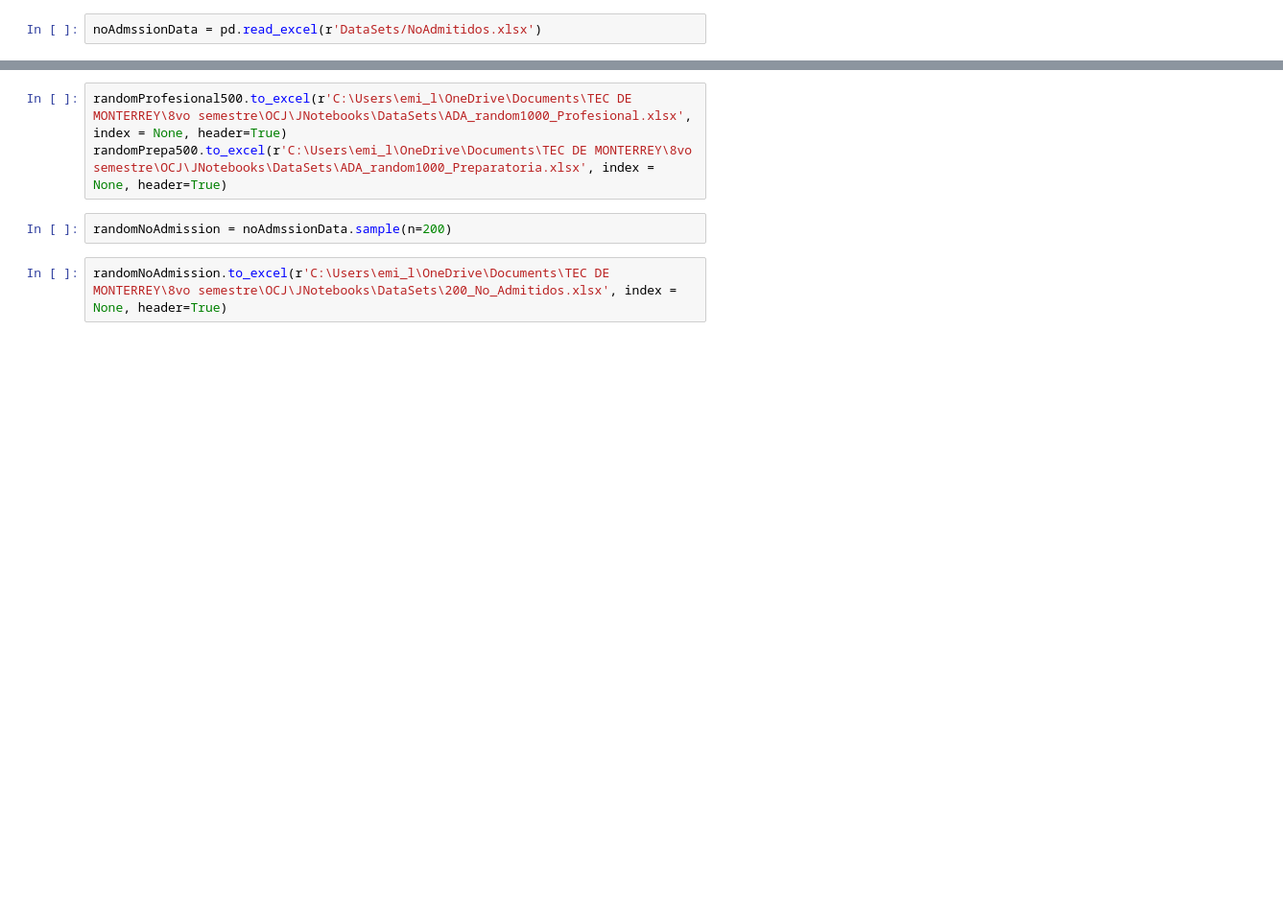
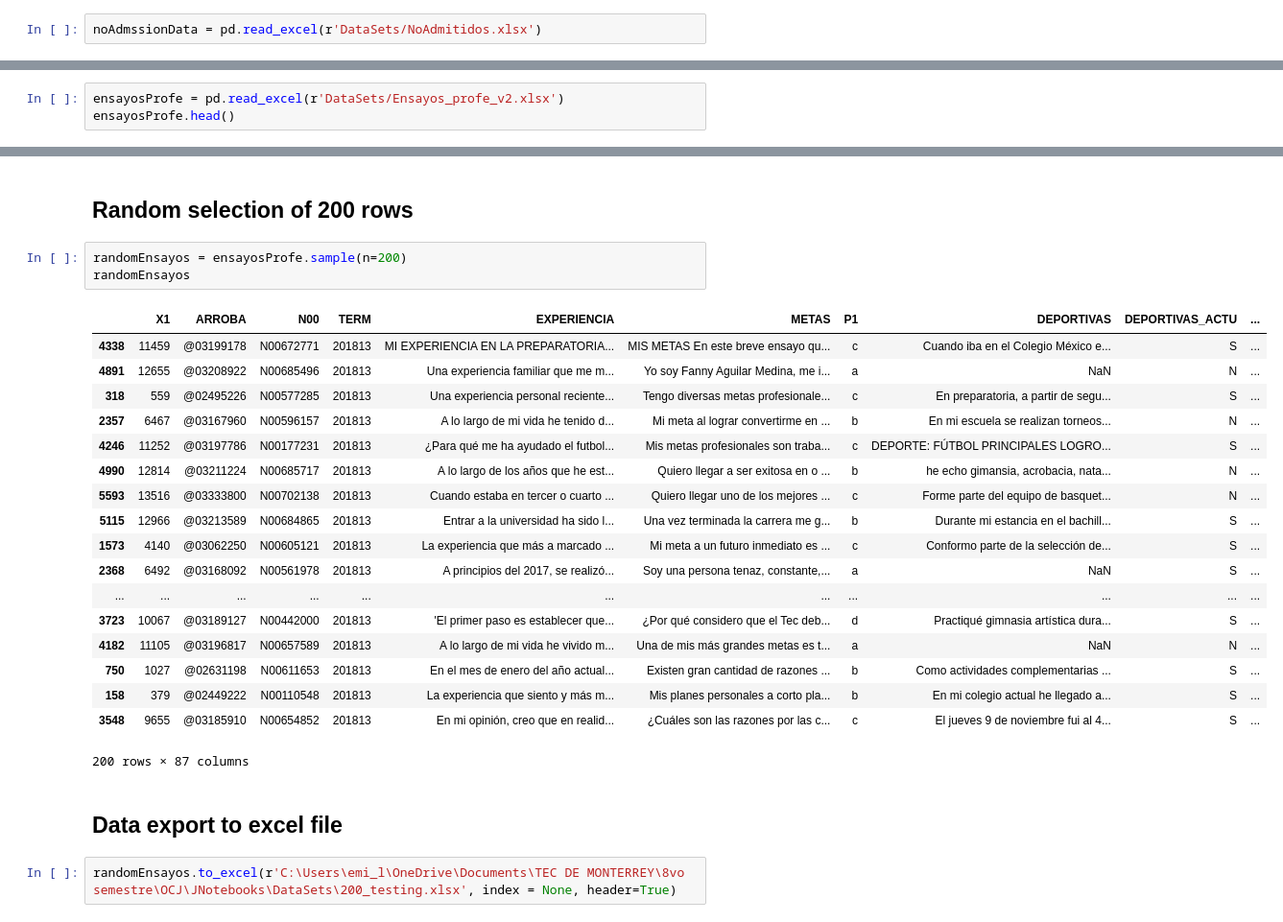
Before and after one commit to lohemilio/JNotebooks, a Jupyter notebook: Random Row Selection.ipynb, the cells around one changed output, grey strips where cells are left out. Shown: that part at 96% size. Drawn from its saved outputs; the diff is of its cells as text; blank space fills up the shorter version.

```diff
--- a/Random Row Selection.ipynb
+++ b/Random Row Selection.ipynb
@@ -83,0 +7,3 @@ randomPrepa500
+# %%
+ensayosProfe = pd.read_excel(r'DataSets/Ensayos_profe_v2.xlsx')
+ensayosProfe.head()
@@ -84,7 +18,28 @@ randomPrepa500
+# %% [markdown]
+## Random selection of 200 rows
+# %%
+randomEnsayos = ensayosProfe.sample(n=200)
+randomEnsayos
+# %% [output]
+|  | X1 | ARROBA | N00 | TERM | EXPERIENCIA | METAS | P1 | DEPORTIVAS | DEPORTIVAS_ACTU | ... |
+| 4338 | 11459 | @03199178 | N00672771 | 201813 | MI EXPERIENCIA EN LA PREPARATORIA... | MIS METAS En este breve ensayo qu... | c | Cuando iba en el Colegio México e... | S | ... |
+| 4891 | 12655 | @03208922 | N00685496 | 201813 | Una experiencia familiar que me m... | Yo soy Fanny Aguilar Medina, me i... | a | NaN | N | ... |
+| 318 | 559 | @02495226 | N00577285 | 201813 | Una experiencia personal reciente... | Tengo diversas metas profesionale... | c | En preparatoria, a partir de segu... | S | ... |
+| 2357 | 6467 | @03167960 | N00596157 | 201813 | A lo largo de mi vida he tenido d... | Mi meta al lograr convertirme en ... | b | En mi escuela se realizan torneos... | N | ... |
+| 4246 | 11252 | @03197786 | N00177231 | 201813 | ¿Para qué me ha ayudado el futbol... | Mis metas profesionales son traba... | c | DEPORTE: FÚTBOL PRINCIPALES LOGRO... | S | ... |
+| 4990 | 12814 | @03211224 | N00685717 | 201813 | A lo largo de los años que he est... | Quiero llegar a ser exitosa en o ... | b | he echo gimansia, acrobacia, nata... | N | ... |
+| 5593 | 13516 | @03333800 | N00702138 | 201813 | Cuando estaba en tercer o cuarto ... | Quiero llegar uno de los mejores ... | c | Forme parte del equipo de basquet... | N | ... |
+| 5115 | 12966 | @03213589 | N00684865 | 201813 | Entrar a la universidad ha sido l... | Una vez terminada la carrera me g... | b | Durante mi estancia en el bachill... | S | ... |
+| 1573 | 4140 | @03062250 | N00605121 | 201813 | La experiencia que más a marcado ... | Mi meta a un futuro inmediato es ... | c | Conformo parte de la selección de... | S | ... |
+| 2368 | 6492 | @03168092 | N00561978 | 201813 | A principios del 2017, se realizó... | Soy una persona tenaz, constante,... | a | NaN | S | ... |
+| ... | ... | ... | ... | ... | ... | ... | ... | ... | ... | ... |
+| 3723 | 10067 | @03189127 | N00442000 | 201813 | 'El primer paso es establecer que... | ¿Por qué considero que el Tec deb... | d | Practiqué gimnasia artística dura... | S | ... |
+| 4182 | 11105 | @03196817 | N00657589 | 201813 | A lo largo de mi vida he vivido m... | Una de mis más grandes metas es t... | a | NaN | N | ... |
+| 750 | 1027 | @02631198 | N00611653 | 201813 | En el mes de enero del año actual... | Existen gran cantidad de razones ... | b | Como actividades complementarias ... | S | ... |
+| 158 | 379 | @02449222 | N00110548 | 201813 | La experiencia que siento y más m... | Mis planes personales a corto pla... | b | En mi colegio actual he llegado a... | S | ... |
+| 3548 | 9655 | @03185910 | N00654852 | 201813 | En mi opinión, creo que en realid... | ¿Cuáles son las razones por las c... | c | El jueves 9 de noviembre fui al 4... | S | ... |
+200 rows × 87 columns
+# %% [markdown]
+## Data export to excel file
 # %%
-randomProfesional500.to_excel(r'C:\Users\emi_l\OneDrive\Documents\TEC DE MONTERREY\8vo semestre\OCJ\JNotebooks\DataSets\ADA_random1000_Profesional.xlsx', index = None, header=True)
-randomPrepa500.to_excel(r'C:\Users\emi_l\OneDrive\Documents\TEC DE MONTERREY\8vo semestre\OCJ\JNotebooks\DataSets\ADA_random1000_Preparatoria.xlsx', index = None, header=True)
+randomEnsayos.to_excel(r'C:\Users\emi_l\OneDrive\Documents\TEC DE MONTERREY\8vo semestre\OCJ\JNotebooks\DataSets\200_testing.xlsx', index = None, header=True)
-# %%
-randomNoAdmission = noAdmssionData.sample(n=200)
-# %%
-randomNoAdmission.to_excel(r'C:\Users\emi_l\OneDrive\Documents\TEC DE MONTERREY\8vo semestre\OCJ\JNotebooks\DataSets\200_No_Admitidos.xlsx', index = None, header=True)
```
Also changed, not shown: parts of 9 cells of this notebook.
